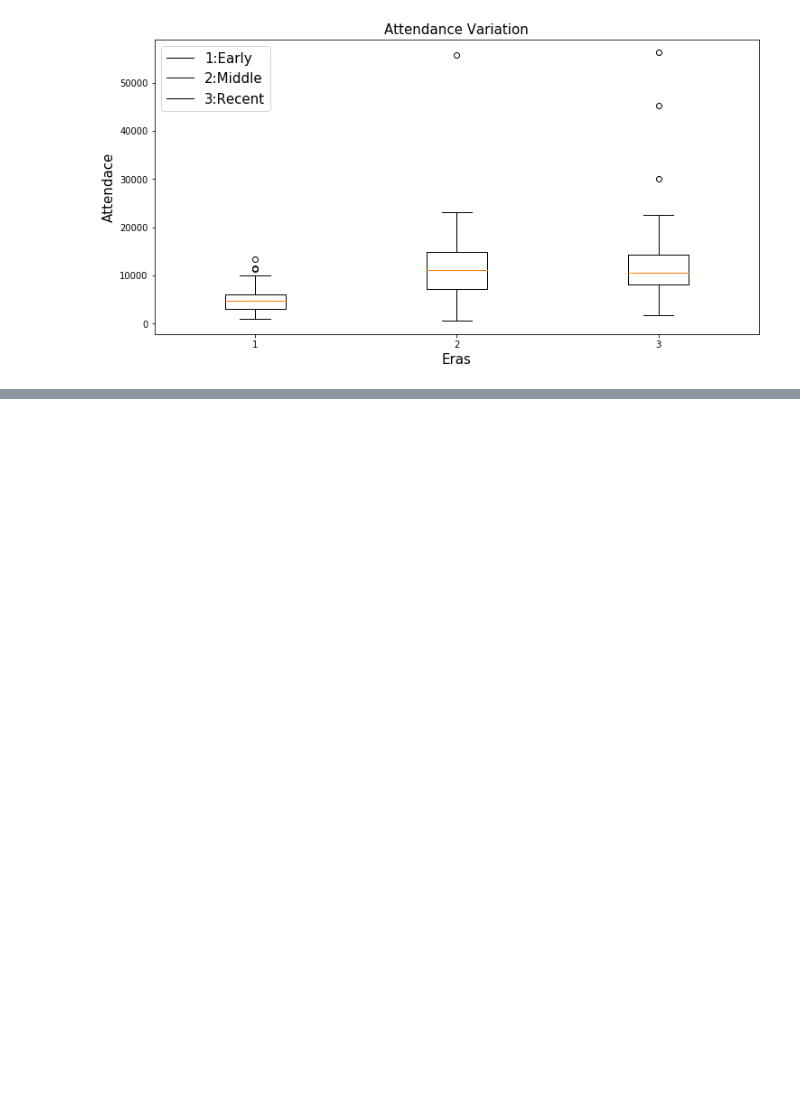
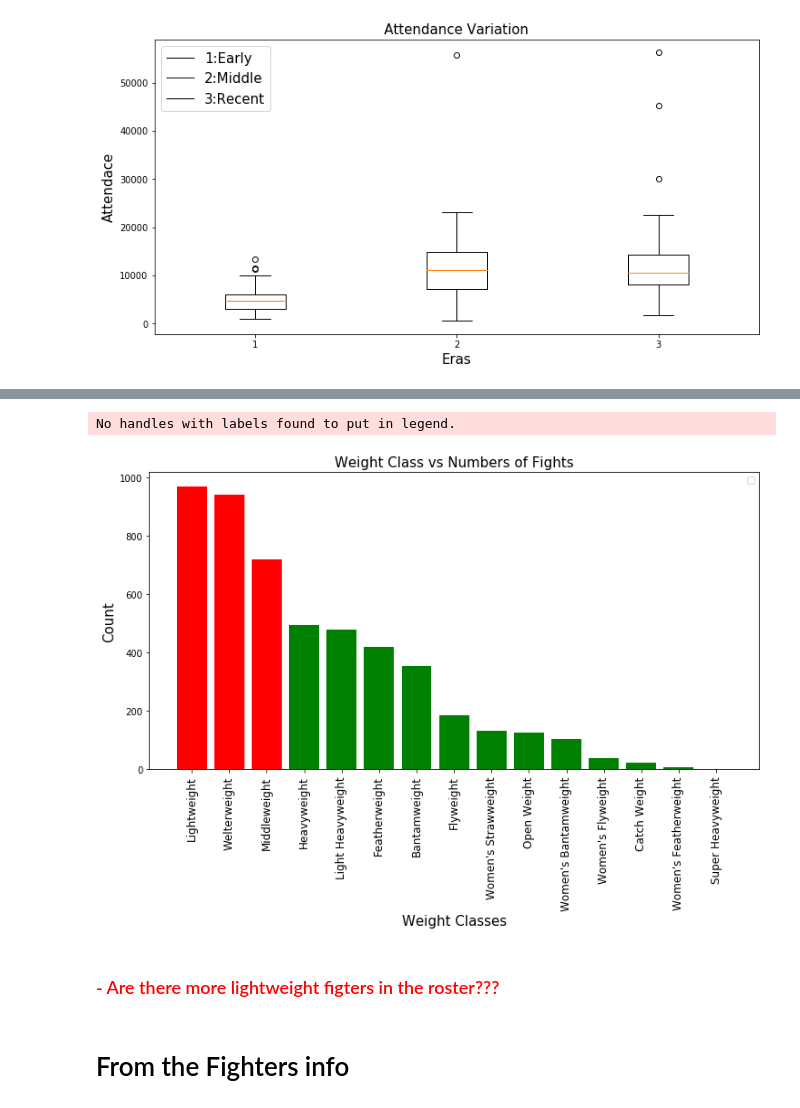
Before and after one commit to victorpena1/UFC_Analysis, a Jupyter notebook: UFC_EDA.ipynb, the cells around one changed output, grey strips where cells are left out. Saved outputs shown, nothing was run; the diff lists cells and outputs as text; code cells hidden in the pictures; blank space fills up the shorter version.

```diff
--- a/UFC_EDA.ipynb
+++ b/UFC_EDA.ipynb
@@ -119,0 +167,19 @@ No handles with labels found to put in legend.
+# %%
+df_by_wc = df_ef.groupby(by= 'Weight Class').count()
+df_wc = df_by_wc.sort_values(by= 'Winner', ascending=False)
+# %%
+fig, ax = plt.subplots(figsize= (12,6))
+ax.bar(df_wc.index, df_wc.Winner, color= 'rrrggggggggggg')
+ax.set_title("Weight Class vs Numbers of Fights", fontsize = 15)
+ax.set_ylabel("Count", fontsize = 15)
+ax.set_xlabel("Weight Classes", fontsize = 15)
+plt.xticks(df_wc.index, rotation='vertical', fontsize = 12)
+ax.legend()
+fig.show()
+# %% [output]
+No handles with labels found to put in legend.
+[figure, added]
+# %% [markdown]
+### <span style="color:red"> - Are there more lightweight figters in the roster??? </span>
+# %% [markdown]
+# From the Fighters info
```
Also changed, not shown: parts of 26 cells of this notebook, 1 other file.
